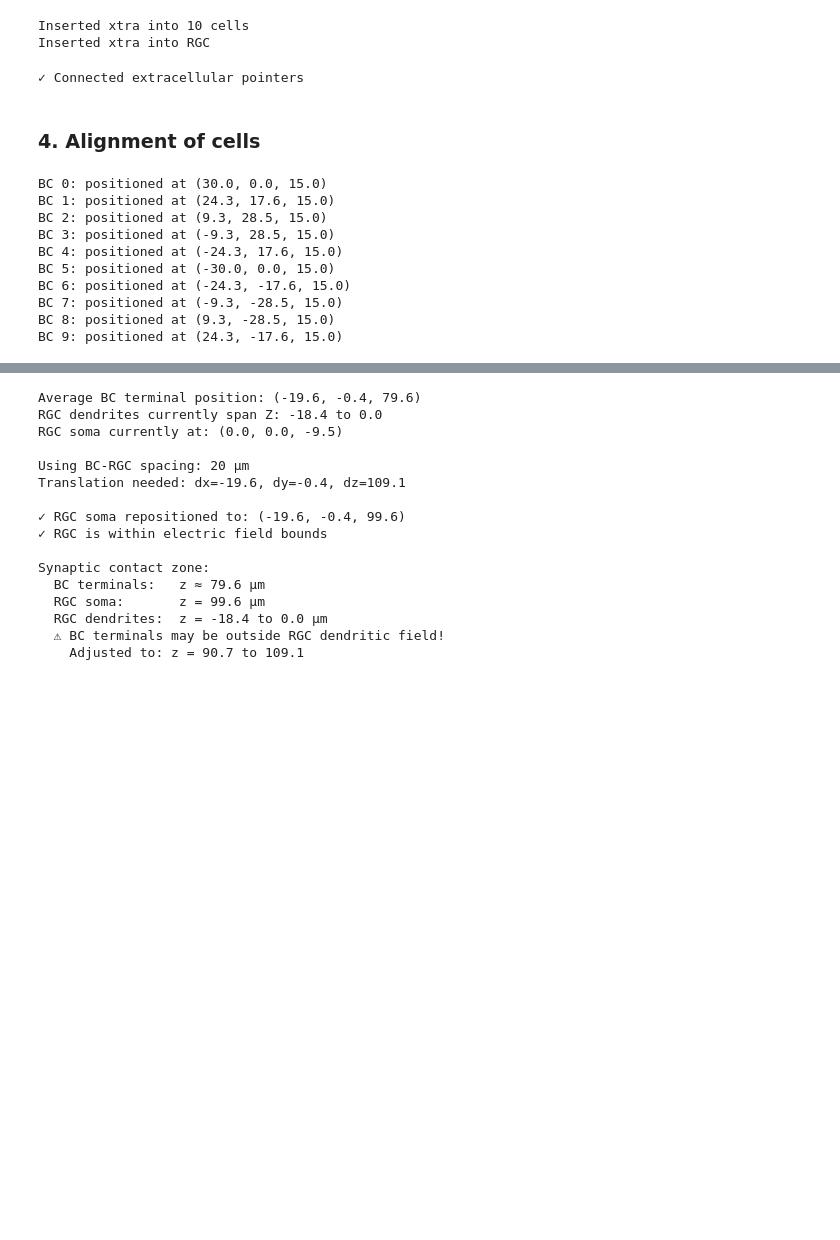
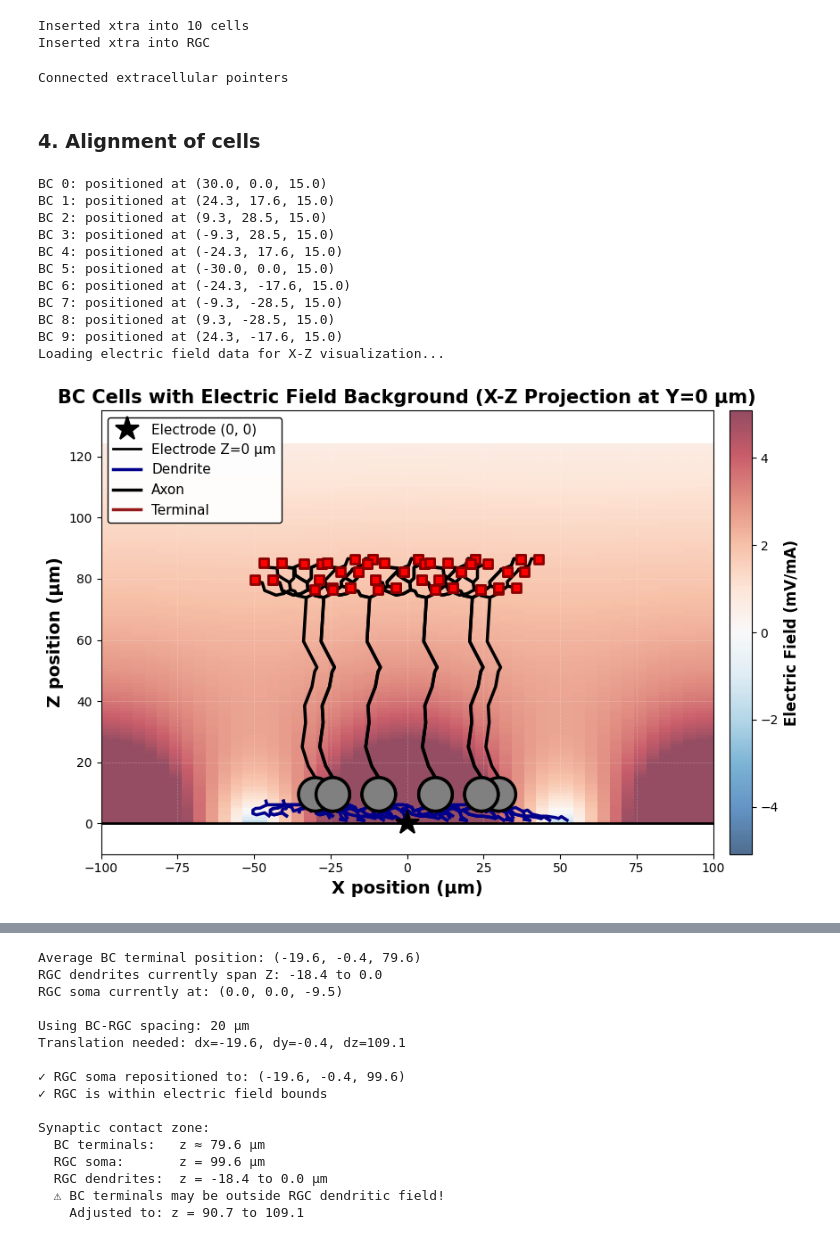
Before and after one commit to lillikiessling/BC_model, a Jupyter notebook: multiple_BC_RGC_Ribbon_Tiger_PRIMA_ElectricField.ipynb, the cells around one changed output, grey strips where cells are left out. Drawn from its saved outputs; the diff is of its cells as text; code cells hidden in the pictures; blank space fills up the shorter version.

Commit message:
improved plotting

```diff
--- a/multiple_BC_RGC_Ribbon_Tiger_PRIMA_ElectricField.ipynb
+++ b/multiple_BC_RGC_Ribbon_Tiger_PRIMA_ElectricField.ipynb
@@ -156,12 +153,12 @@ def connect_extracellular_pointers():
                 h.setpointer(seg._ref_e_extracellular, 'ex', seg.xtra)
                 h.setpointer(seg._ref_i_membrane, 'im', seg.xtra)
 
-    print("✓ Connected extracellular pointers")
+    print("Connected extracellular pointers")
 
 # Call this AFTER inserting xtra mechanisms but BEFORE h.setpointers()
 connect_extracellular_pointers()
 # %% [output]
-✓ Connected extracellular pointers
+Connected extracellular pointers
 # %% [markdown]
 ### 4. Alignment of cells
 # %%
@@ -192,30 +189,34 @@ for i, bc in enumerate(bc_cells):
     dy = target_y - current_y
     dz = target_z - current_z
 
     # Move entire cell
     for sec in bc.all:
         n_pts = int(h.n3d(sec=sec))
         for j in range(n_pts):
             x_old = h.x3d(j, sec=sec)
             y_old = h.y3d(j, sec=sec)
             z_old = h.z3d(j, sec=sec)
             diam = h.diam3d(j, sec=sec)
 
             h.pt3dchange(j,
                         x_old + dx,
                         y_old + dy,
                         z_old + dz,
                         diam, sec=sec)
 
     print(f"BC {i}: positioned at ({target_x:.1f}, {target_y:.1f}, {target_z:.1f})")
+
+plot_electrode_z_view(bc_cells=bc_cells, field_files_dir=f'{FIELD_DIR}/seq01_Spot1200_2Hz')
 # %% [output]
 BC 0: positioned at (30.0, 0.0, 15.0)
 BC 1: positioned at (24.3, 17.6, 15.0)
 BC 2: positioned at (9.3, 28.5, 15.0)
 BC 3: positioned at (-9.3, 28.5, 15.0)
 BC 4: positioned at (-24.3, 17.6, 15.0)
 BC 5: positioned at (-30.0, 0.0, 15.0)
 BC 6: positioned at (-24.3, -17.6, 15.0)
 BC 7: positioned at (-9.3, -28.5, 15.0)
 BC 8: positioned at (9.3, -28.5, 15.0)
 BC 9: positioned at (24.3, -17.6, 15.0)
+Loading electric field data for X-Z visualization...
+[figure, added]
```
Also changed, not shown: parts of 14 cells of this notebook, 1 other file.
